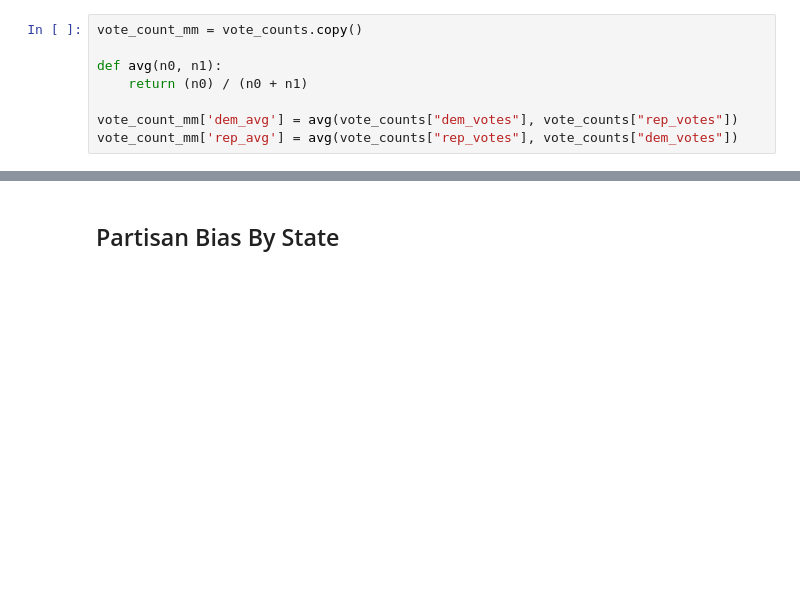
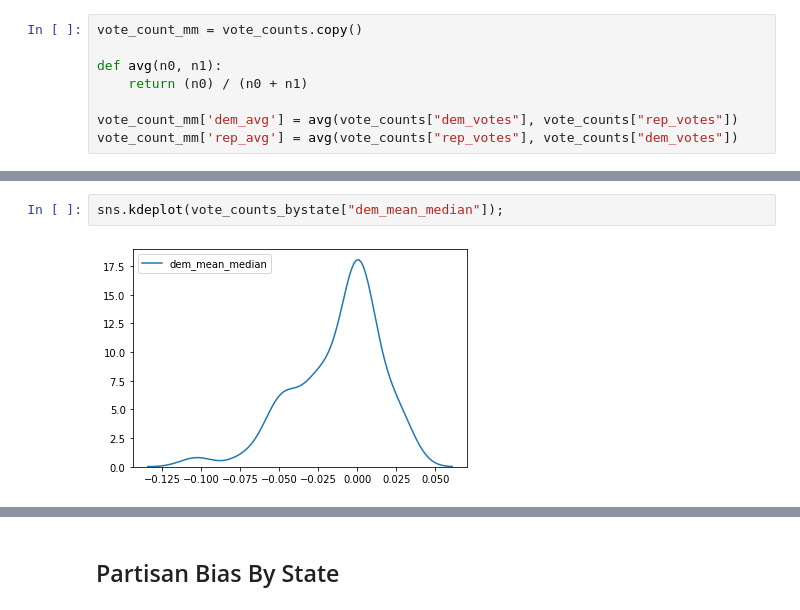
Before and after one commit to dpalencia/cs541g3, a Jupyter notebook: Notebooks/Data Understanding/Data Understanding - U.S. House 1976 - 2018.ipynb, the cells around one changed output, grey strips where cells are left out. Drawn from its saved outputs; the diff is of its cells as text; blank space fills up the shorter version.

```diff
--- a/Notebooks/Data Understanding/Data Understanding - U.S. House 1976 - 2018.ipynb
+++ b/Notebooks/Data Understanding/Data Understanding - U.S. House 1976 - 2018.ipynb
@@ -430,3 +430,7 @@ vote_counts_bystate
 | West Virginia | 234568.0 | 337146.0 | 168573.0 | 234568.0 | 0.115434 | 0.740643 | 0.024979 | ... |
 | Wisconsin | 1058376.0 | 1172964.0 | 679517.5 | 861188.5 | 0.081418 | 0.651333 | -0.047635 | ... |
 | Wyoming | 59903.0 | 127963.0 | 63981.5 | 59903.0 | -0.021710 | 0.380565 | 0.000000 | ... |
+# %%
+sns.kdeplot(vote_counts_bystate["dem_mean_median"]);
+# %% [output]
+[figure, added]
```
Also changed, not shown: parts of 7 cells of this notebook, 2 other files.
